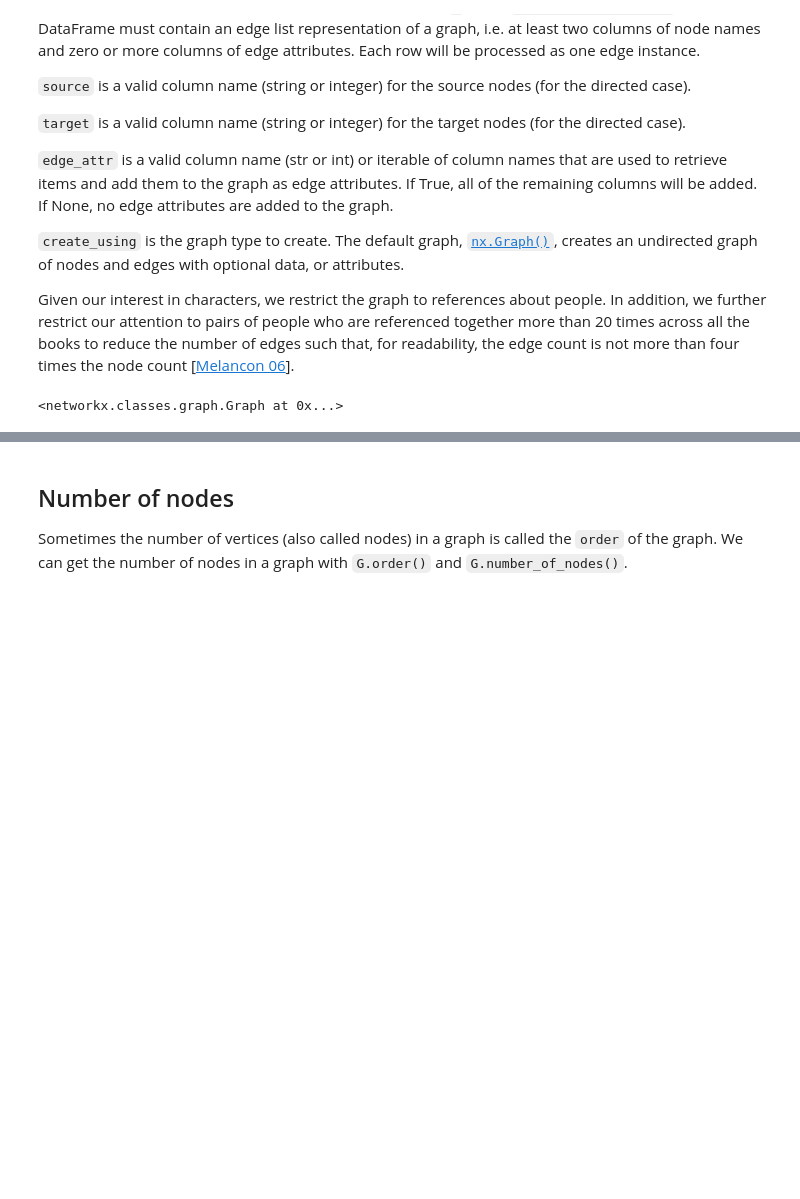
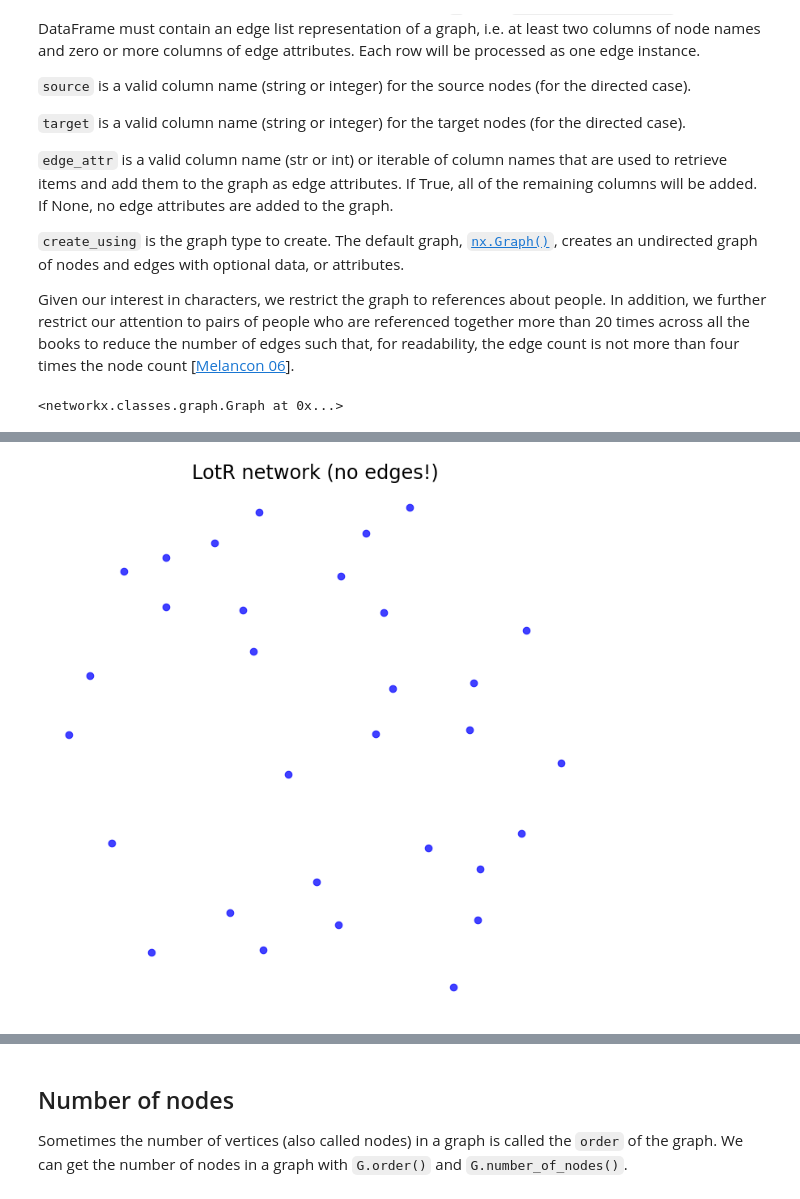
Before and after one commit to cbrownley/ODSC-West-2021-Network-Analysis-and-Modeling, a Jupyter notebook: ODSC_West_2021_Network_Analysis.ipynb, the cells around one changed output, grey strips where cells are left out. Cells and saved outputs as stored; diff of their text form; code cells hidden in the pictures; blank space fills up the shorter version.

Commit message:
Move initial network vizzes

```diff
--- a/ODSC_West_2021_Network_Analysis.ipynb
+++ b/ODSC_West_2021_Network_Analysis.ipynb
@@ -544,0 +562,16 @@ G
+# %%
+plt.figure(figsize=(12,12))
+
+pos = nx.layout.random_layout(G, seed=10) # nx.layout.spring_layout(G, k=0.1, weight='weight', seed=24)
+
+nodes = nx.draw_networkx_nodes(G, pos, node_size=75, node_color="Blue", alpha=0.75)
+
+# labels = nx.draw_networkx_labels(G, pos, font_size=12, font_family='sans-serif', verticalalignment='bottom', )
+
+ax = plt.gca()
+ax.set_axis_off()
+
+plt.title('LotR network (no edges!)', size=24)
+plt.show()
+# %% [output]
+[figure, added]
```
Also changed, not shown: parts of 10 cells of this notebook, 2 other files.
